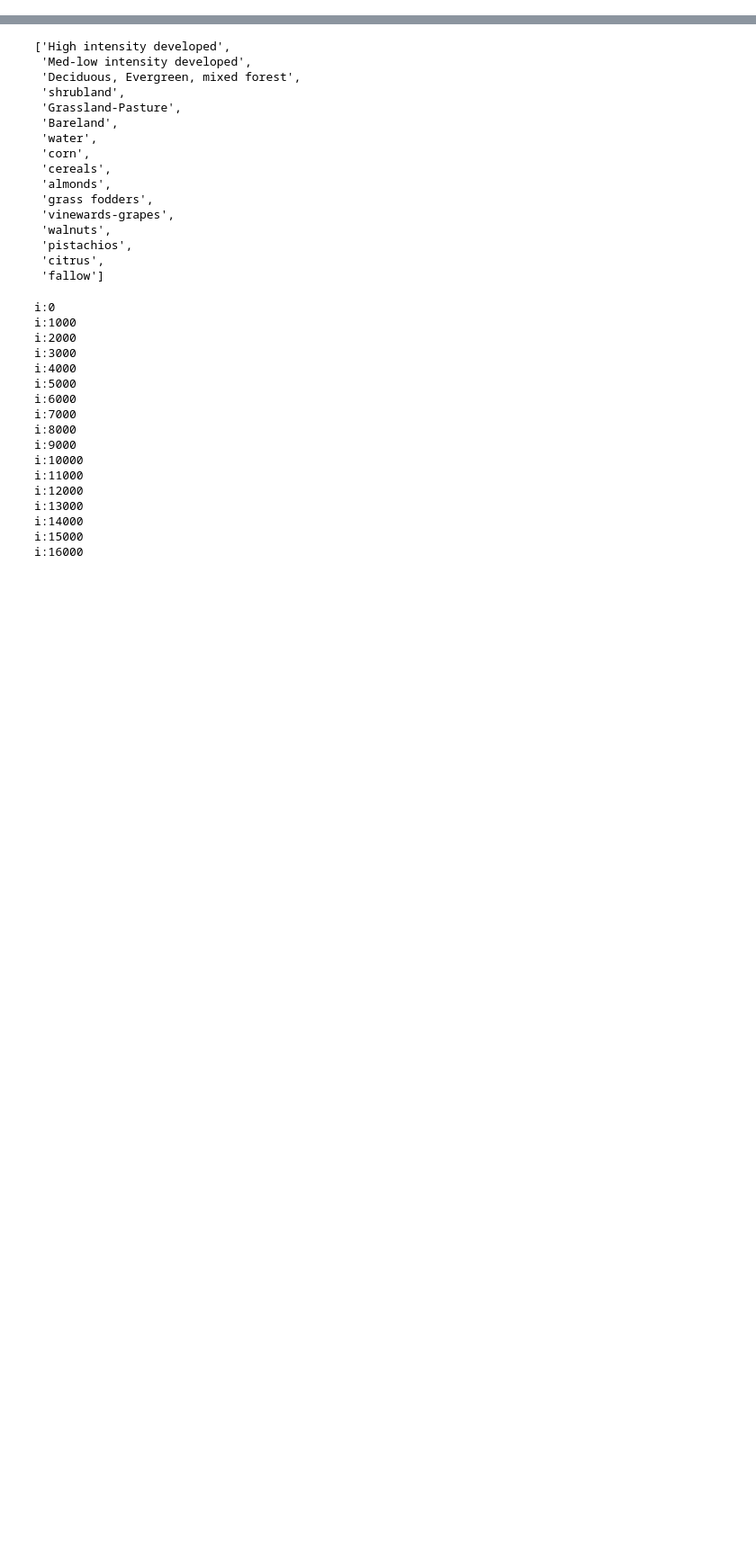
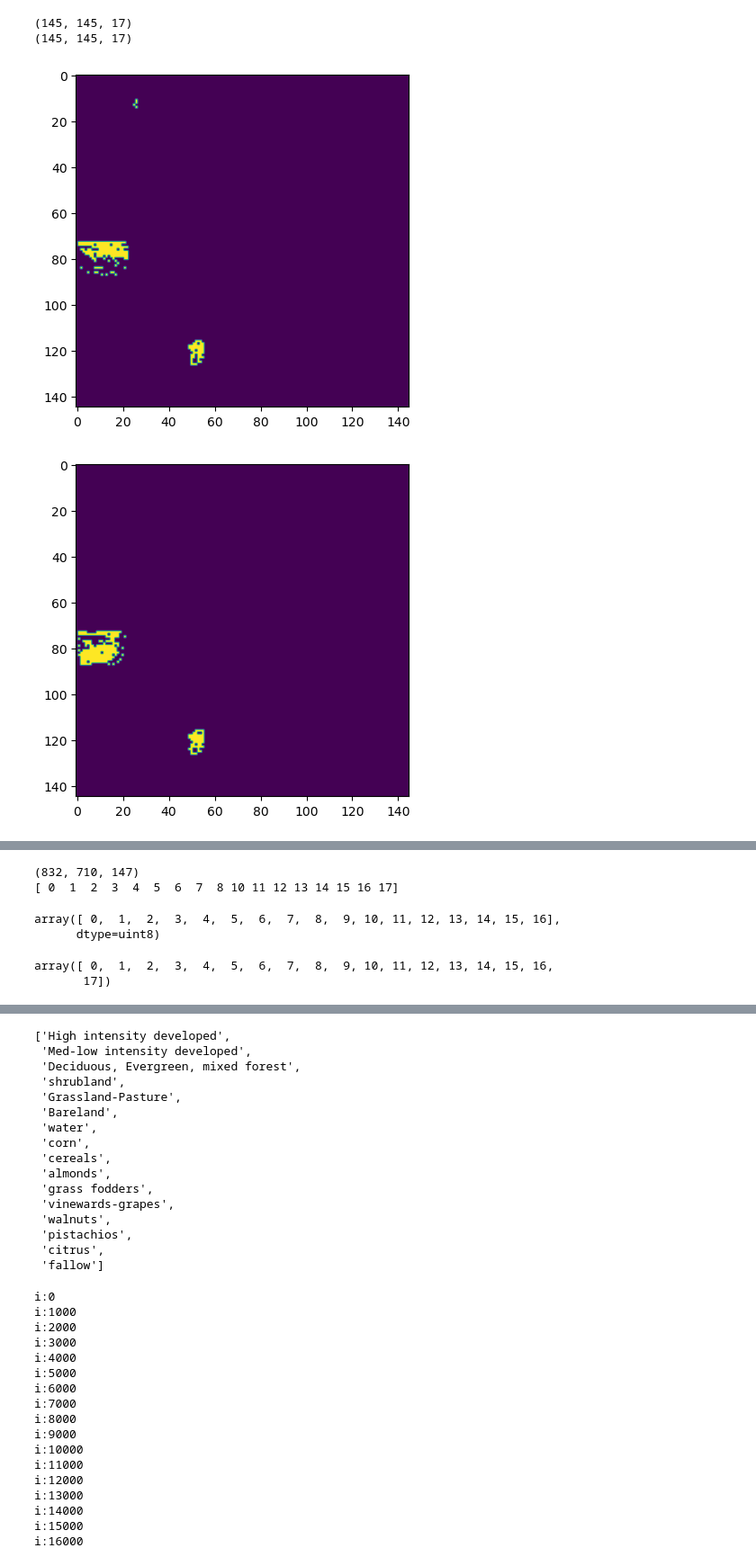
Before and after one commit to leeviannala/SSL-for-HSI-classification, a Jupyter notebook: notebooks/refactoring.ipynb, the cells around one changed output, grey strips where cells are left out. Shown: that part at 90% size. Cells and saved outputs as stored; diff of their text form; code cells hidden in the pictures; blank space fills up the shorter version.

Commit message:
code to work with our data

```diff
--- a/notebooks/refactoring.ipynb
+++ b/notebooks/refactoring.ipynb
@@ -153,0 +350,11 @@ def sample_gt3(img, gt, train_gt, test_gt, SAMPLE_PERCENTAGE, IGNORED_LABELS):
+# %%
+datasets_root = '/mnt/data/leevi/'
+DATASET = 'IndianPines'
+SAMPLE_PERCENTAGE = 5
+img, gt, LABEL_VALUES, IGNORED_LABELS, _, _ = get_dataset(DATASET, datasets_root)
+X, Y = get_originate_dataset(DATASET, datasets_root)
+train_gt, test_gt = sample_gt(gt, SAMPLE_PERCENTAGE, mode='fixed')
+# _, pseudo_lables_orig = sample_gt3_orig(X, Y, train_gt, test_gt, SAMPLE_PERCENTAGE)
+_, pseudo_labels3 = sample_gt3(X, Y, train_gt, test_gt, SAMPLE_PERCENTAGE, IGNORED_LABELS, np.unique(gt))
+#EDs, EDsTimesSIDs = sample_gt3(X, Y, train_gt, test_gt, SAMPLE_PERCENTAGE, IGNORED_LABELS, np.unique(gt))
+#EDs2, EDsTimesSIDs2 = sample_gt3_orig(X, Y, train_gt, test_gt, SAMPLE_PERCENTAGE)
@@ -156,8 +381,10 @@ datasets_root = '/mnt/data/leevi/'
 DATASET = 'IndianPines'
 SAMPLE_PERCENTAGE = 5
 img, gt, LABEL_VALUES, IGNORED_LABELS, _, _ = get_dataset(DATASET, datasets_root)
-IGNORED_LABELS = []
 X, Y = get_originate_dataset(DATASET, datasets_root)
 train_gt, test_gt = sample_gt(gt, SAMPLE_PERCENTAGE, mode='fixed')
-_, pseudo_labels3 = sample_gt3(X, Y, train_gt, test_gt, SAMPLE_PERCENTAGE, IGNORED_LABELS)
+_, pseudo_lables_orig = sample_gt3_orig(X, Y, train_gt, test_gt, SAMPLE_PERCENTAGE)
+# _, pseudo_labels3 = sample_gt3(X, Y, train_gt, test_gt, SAMPLE_PERCENTAGE, IGNORED_LABELS, np.unique(gt))
+#EDs, EDsTimesSIDs = sample_gt3(X, Y, train_gt, test_gt, SAMPLE_PERCENTAGE, IGNORED_LABELS, np.unique(gt))
+#EDs2, EDsTimesSIDs2 = sample_gt3_orig(X, Y, train_gt, test_gt, SAMPLE_PERCENTAGE)
 # %% [output]
@@ -172,0 +408,17 @@ falseEDtimesSID: 0.0
+# %%
+print(pseudo_labels3.shape)
+print(pseudo_lables_orig.shape)
+# %% [output]
+(145, 145, 17)
+(145, 145, 17)
+# %%
+num = 5
+plt.imshow(pseudo_labels3[:,:,num])
+plt.show()
+plt.imshow(pseudo_lables_orig[:,:,num])
+plt.show()
+plt.imshow(gt==num)
+plt.show()
+# %% [output]
+[figure, added]
+[figure, added]
@@ -172,0 +426,20 @@ falseEDtimesSID: 0.0
+# %%
+img2 = img[0::20]
+gt2 = gt[0::20]
+X2 = X[0::20]
+Y2 = Y[0::20]
+print(img2.shape)
+print(np.unique(Y2))
+# %% [output]
+(832, 710, 147)
+[ 0  1  2  3  4  5  6  7  8 10 11 12 13 14 15 16 17]
+# %%
+np.unique(Y)
+# %% [output]
+array([ 0,  1,  2,  3,  4,  5,  6,  7,  8,  9, 10, 11, 12, 13, 14, 15, 16],
+      dtype=uint8)
+# %%
+np.arange(0,18)
+# %% [output]
+array([ 0,  1,  2,  3,  4,  5,  6,  7,  8,  9, 10, 11, 12, 13, 14, 15, 16,
+       17])
```
Also changed, not shown: parts of 27 cells of this notebook, 4 other files.
